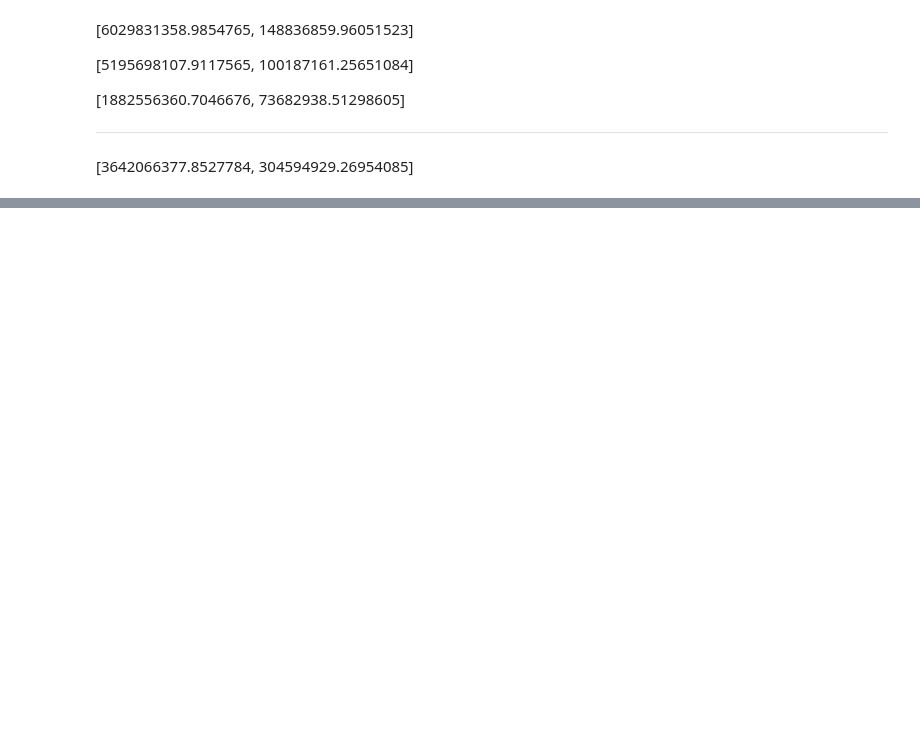
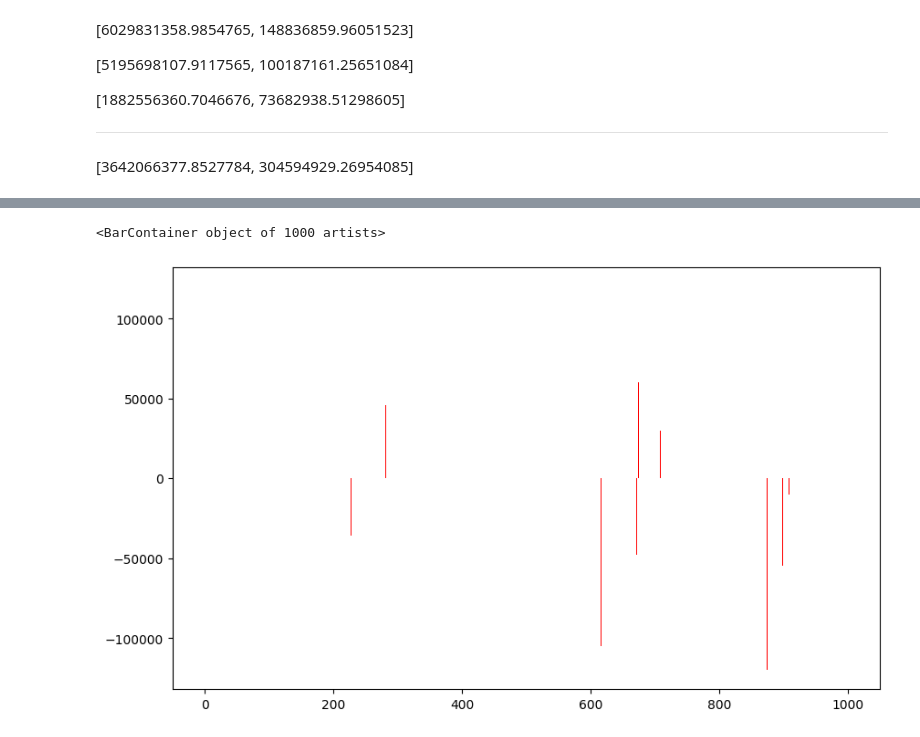
Before and after one commit to DataVizU/JobWantedAnalysis-ChinaVis2024, a Jupyter notebook: 03-DecisionTree.ipynb, the cells around one changed output, grey strips where cells are left out. Drawn from its saved outputs; the diff is of its cells as text; code cells hidden in the pictures; blank space fills up the shorter version.

```diff
--- a/03-DecisionTree.ipynb
+++ b/03-DecisionTree.ipynb
@@ -79,23 +73,16 @@ data = df[df["is_outlier"]]
 # %% [markdown]
 ## Model
 # %%
-categorical_cols = [
-    "_id",
-    "experience",
-    "education",
-    "province",
-    "companyType_first",
-    "companyType",
-]
-integer_col = ["new_city_code"]
+categorical_cols = ['_id' ,'experience', 'education', 'province', 'companyType_first', 'companyType']
+integer_col = ['new_city_code']
 
-onehot_encoder = OneHotEncoder(handle_unknown="ignore")
+onehot_encoder = OneHotEncoder(handle_unknown='ignore')
 label_encoder = LabelEncoder()
 
 preprocessor = ColumnTransformer(
     transformers=[
-        ("onehot", onehot_encoder, categorical_cols),
+        ('onehot', onehot_encoder, categorical_cols),
     ],
-    remainder="passthrough",
+    remainder='passthrough'
 )
 # %% [markdown]
@@ -153,7 +141,10 @@ ValueError: No objects to concatenate
 # %%
 model = DecisionTreeRegressor(random_state=10)
 
-pipeline = Pipeline([("preprocessor", preprocessor), ("model", model)])
+pipeline = Pipeline([
+    ('preprocessor', preprocessor),
+    ('model', model)
+])
 # %% [markdown]
 we heave test the following rondom_state:
 - 42
@@ -168,13 +172,14 @@ onehot_feature_names = pipeline[:-1].get_feature_names_out()
 y_pred = pipeline.predict(X_test)
 y_trainpred = pipeline.predict(X_train)
 # %%
-results_df = pd.DataFrame({"y_pred": y_pred, "y_test": y_test})  # 预测值列  # 真实值列
+results_df = pd.DataFrame({
+    'y_pred': y_pred,  # 预测值列
+    'y_test': y_test   # 真实值列
+})
 
-results_train = pd.DataFrame(
-    {
-        "y_pred": y_trainpred,
-        "y_train": y_train,
-    }
-)
+results_train = pd.DataFrame({
+    'y_pred': y_trainpred,
+    'y_train': y_train,
+})
 # %%
 results_df.head(60)
@@ -223,12 +267,13 @@ plt.show()
 # %%
 indices = np.arange(1000)
 
-results_train["delta"] = results_train["y_pred"] - results_train["y_train"]
+results_train["delta"] = results_train["y_pred"]-results_train["y_train"]
 
 plt.figure(figsize=(10, 6))
-plt.bar(
-    indices, results_train["delta"].head(1000), width=0.4, color="r", align="center"
-)
+plt.bar(indices, results_train["delta"].head(1000), width=0.4, color='r', align='center')
+# %% [output]
+<BarContainer object of 1000 artists>
+[figure, added]
 # %%
 num_features_used_by_model = model.tree_.n_features
 if len(onehot_feature_names) < num_features_used_by_model:
```
Also changed, not shown: parts of 24 cells of this notebook, 2 other files.
